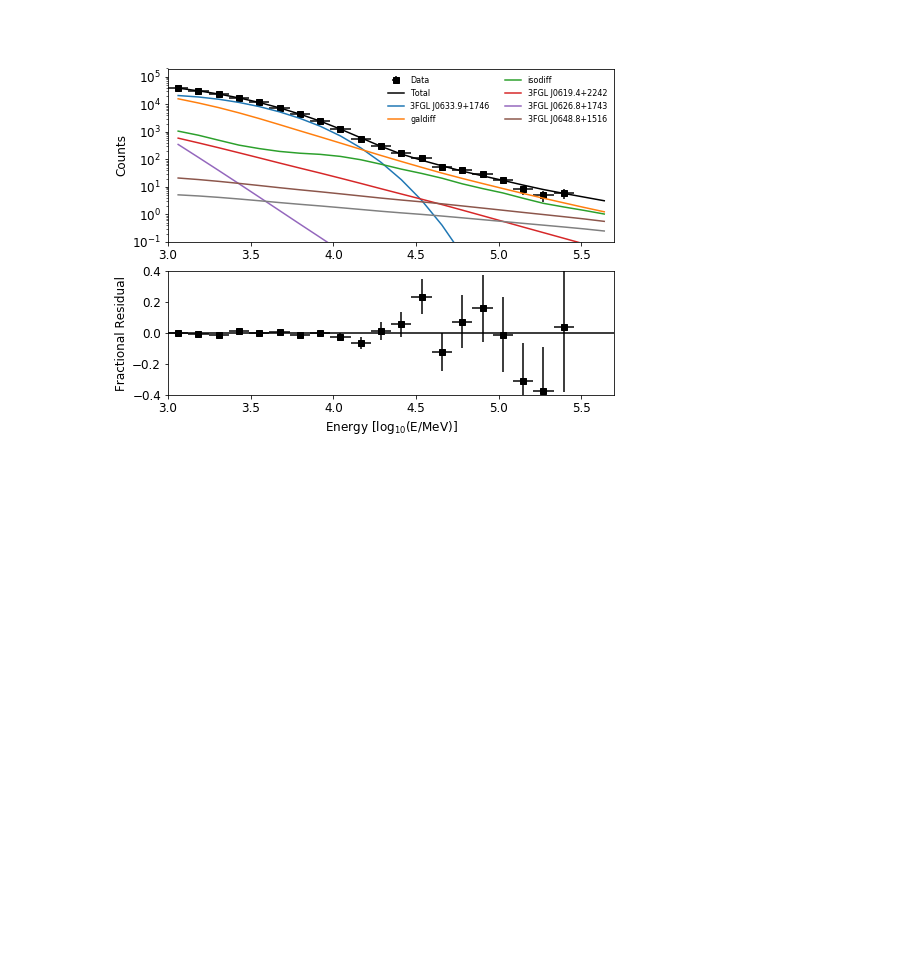
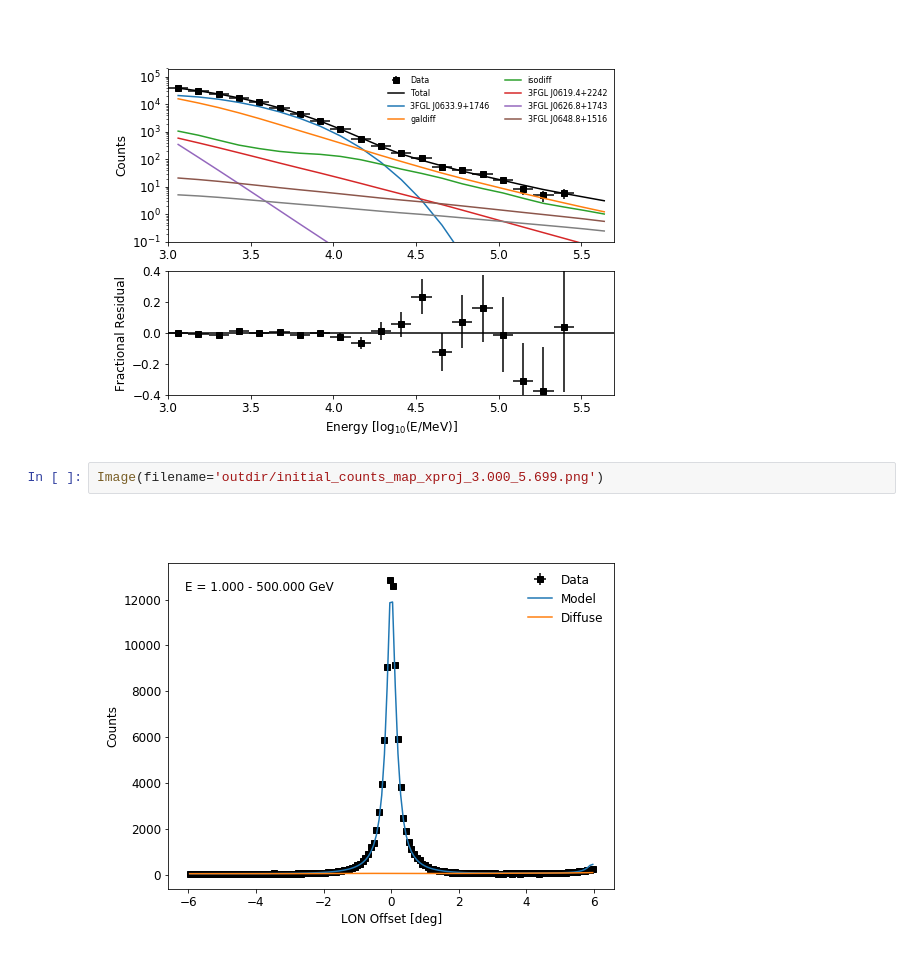
Before and after one commit to fermiPy/fermipy-extra, a Jupyter notebook: notebooks/phase_analysis.ipynb, the cells around one changed output. Drawn from its saved outputs; the diff is of its cells as text; blank space fills up the shorter version.

```diff
--- a/notebooks/phase_analysis.ipynb
+++ b/notebooks/phase_analysis.ipynb
@@ -341,3 +348,7 @@ gta.write_roi('initial',make_plots=True,save_model_map=True)
 Image(filename='outdir/initial_counts_spectrum.png')
 # %% [output]
 [figure]
+# %%
+Image(filename='outdir/initial_counts_map_xproj_3.000_5.699.png')
+# %% [output]
+[figure, added]
```
Also changed, not shown: parts of 32 cells of this notebook.
